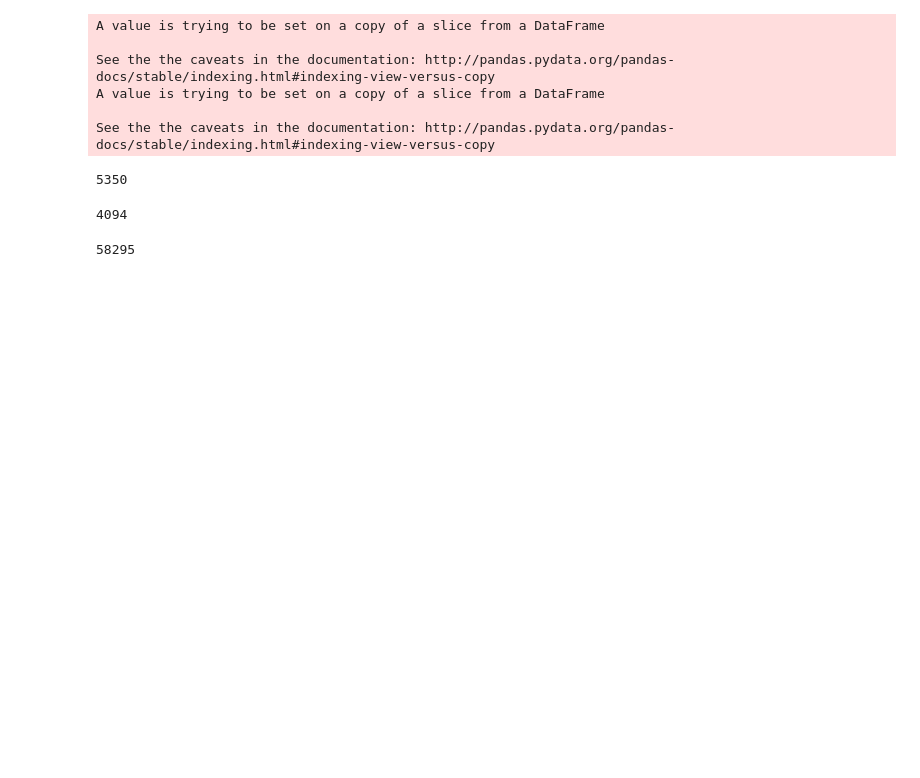
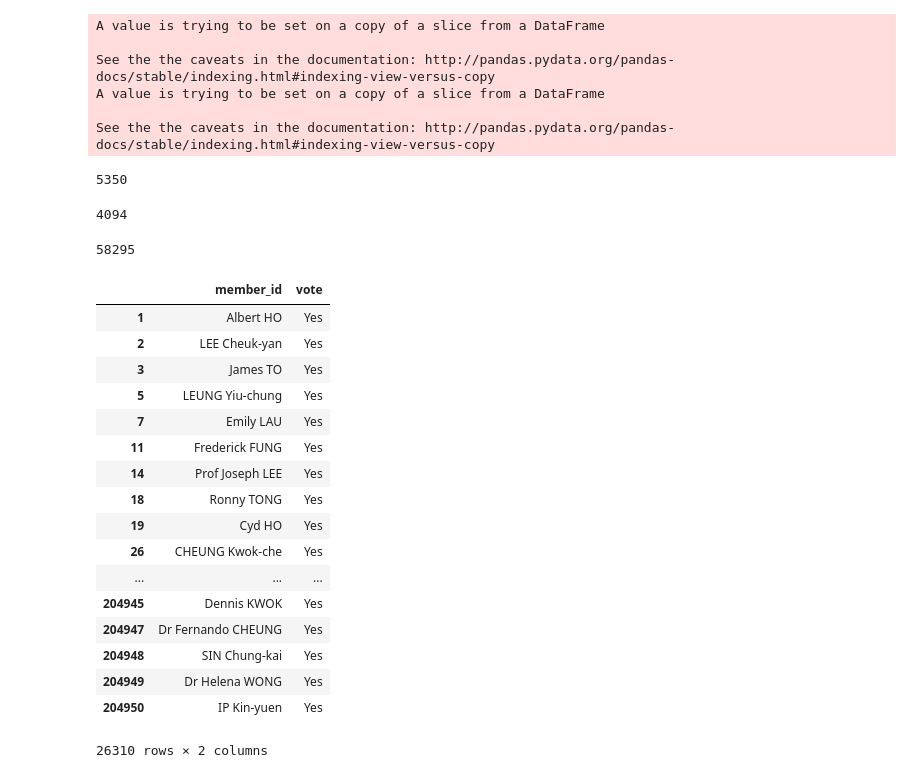
Before and after one commit to initiummedia/hk_legco, a Jupyter notebook: scripts/Mover Voter Relation.ipynb, the cells around one changed output. Drawn from its saved outputs; the diff is of its cells as text; code cells hidden in the pictures; blank space fills up the shorter version.

```diff
--- a/scripts/Mover Voter Relation.ipynb
+++ b/scripts/Mover Voter Relation.ipynb
@@ -253,3 +234,25 @@ open(path.join(config.DIR_DATA_ROOT, 'mv-relation.json'), 'w').write(
     json.dumps(df_belief_matrix.values.tolist()))
 # %% [output]
 58295
+# %%
+d_yes = df_info[df_info.vote == 'Yes'][['member_id', 'vote']]
+d_yes.group
+# %% [output]
+|  | member_id | vote |
+| 1 | Albert HO | Yes |
+| 2 | LEE Cheuk-yan | Yes |
+| 3 | James TO | Yes |
+| 5 | LEUNG Yiu-chung | Yes |
+| 7 | Emily LAU | Yes |
+| 11 | Frederick FUNG | Yes |
+| 14 | Prof Joseph LEE | Yes |
+| 18 | Ronny TONG | Yes |
+| 19 | Cyd HO | Yes |
+| 26 | CHEUNG Kwok-che | Yes |
+| ... | ... | ... |
+| 204945 | Dennis KWOK | Yes |
+| 204947 | Dr Fernando CHEUNG | Yes |
+| 204948 | SIN Chung-kai | Yes |
+| 204949 | Dr Helena WONG | Yes |
+| 204950 | IP Kin-yuen | Yes |
+26310 rows × 2 columns
```
Also changed, not shown: parts of 9 cells of this notebook, 2 other files.
